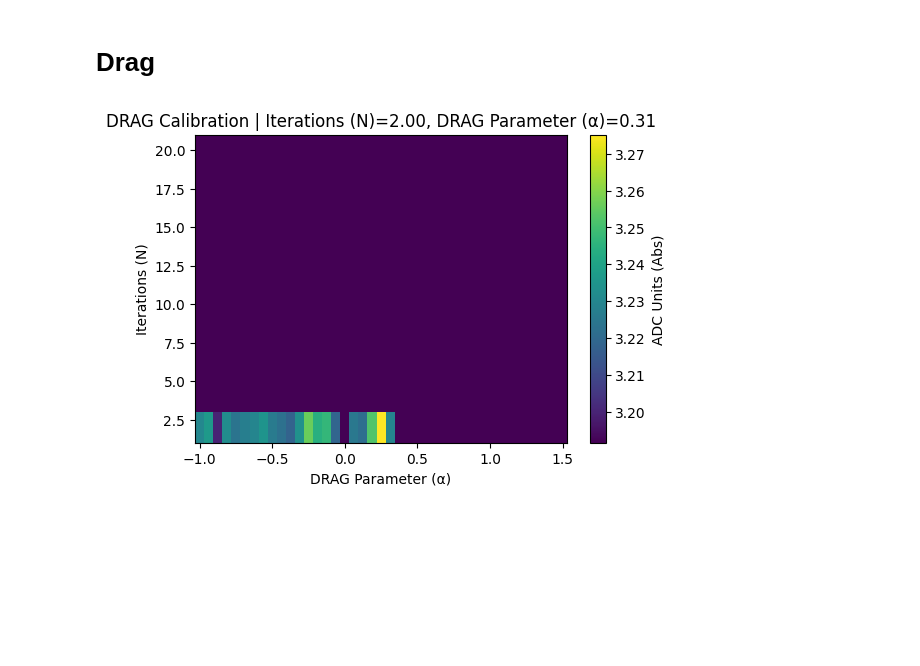
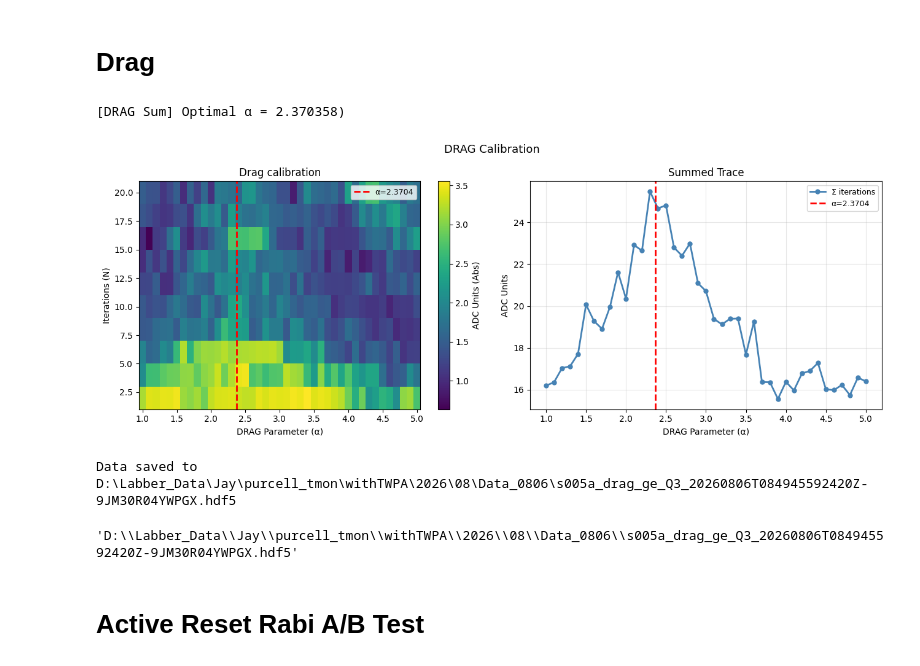
Before and after one commit to JayChien04717/QickworksaceV2_proj, a Jupyter notebook: QickworkspaceV2.ipynb, the cells around one changed output. Cells and saved outputs as stored; diff of their text form; code cells hidden in the pictures; blank space fills up the shorter version.

Commit message:
Sync workspace to test branch

```diff
--- a/QickworkspaceV2.ipynb
+++ b/QickworkspaceV2.ipynb
@@ -576,8 +627,5 @@ ExperimentData(type='s008_T1_ge', id='20260805T072107301419Z-7S0XBX7WYG01F', qua
 # %% [markdown]
 ## Single Shot gef
-# %%
-config_all.update("ro_length", 5, q_index=qubit)
-config_all.update("res_gain_ge", 0.2, q_index=qubit)
 # %%
 from QickworkspaceV2.experiments.setup import SingleShot_gef
 
@@ -588,7 +636,7 @@ config_all.update("res_phase", 0, q_index=qubit)
 run_cfg = config_all.get_qubit(qubit)
 
 # run_cfg['pulse_type'] = "drag"
-SHOT = 20000
+SHOT = 10000
 ssh = SingleShot_gef(run_cfg)
 ssh.run(SHOT, shot_f=False)
 ssh_result = ssh.plot(fid_avg=True, verbose=True)
@@ -617,17 +665,17 @@ from QickworkspaceV2.experiments.setup import SingleShot_gef
 run_cfg = config_all.get_qubit(qubit)
 # run_cfg['pulse_type'] = "drag"
 
-freq_axis = np.linspace(run_cfg["res_freq_ge"] - 2, run_cfg["res_freq_ge"] + 2, 4)
-gain_axis = np.linspace(0.1, 0.23, 6)
-length_axis = np.linspace(0.1, 5, 6)
-sweep_para = {"freq": run_cfg["res_freq_ge"] , "gain": gain_axis, "length": length_axis}
+freq_axis = np.linspace(run_cfg["res_freq_ge"] - 5, run_cfg["res_freq_ge"] + 5, 11)
+gain_axis = np.linspace(0.1, 0.2, 7)
+length_axis = np.linspace(0.5, 5.0, 11)
+sweep_para = {"freq":run_cfg["res_freq_ge"], "gain":run_cfg["res_gain_ge"], "length":length_axis}
 
-SHOT = 20000
+SHOT = 3000
 ssh_opt = SingleShot_ge_opt(run_cfg)
 ssh_opt.run(SHOT, sweep_para=sweep_para)
 
 ### analyze and update config ###
-length, gain, freq = ssh_opt.analyze(pareto=True)
+length, gain, freq = ssh_opt.analyze(pareto=True, t1_decay_weight=15.0)
 
 config_all.update("ro_length", length, q_index=qubit)
 config_all.update("res_gain_ge", gain, q_index=qubit)
@@ -642,5 +690,8 @@ SHOT = 10000
 ssh = SingleShot_gef(run_cfg)
 ssh.run(SHOT, shot_f=False)
 ssh_result = ssh.plot(fid_avg=True, verbose=True)
+
+# Threshold and phase belong to this exact optimized readout point.
 config_all.update("res_phase", ssh_result[2], q_index=qubit)
+config_all.update("threshold", ssh_result[1][0], q_index=qubit)
 # %% [output]
@@ -916,7 +956,7 @@ ssh_opt = SingleShot_ge_opt(run_cfg)
 ssh_opt.run(SHOT, sweep_para=sweep_para, shot_f=True)
 
 ### analyze and update config ###
-length, gain, freq = ssh_opt.analyze()
+length, gain, freq = ssh_opt.analyze(t1_decay_weight=3.0)
 config_all.update("ro_length", length, q_index=qubit)
 config_all.update("res_gain_ge", gain, q_index=qubit)
 config_all.update("res_freq_ge", freq, q_index=qubit)
@@ -1070,25 +1140,30 @@ for gate in interleaved_gates_to_test:
 # %%
 from QickworkspaceV2.experiments.qubit_ge import DragCalibration
 
 run_cfg = config_all.get_qubit(qubit)
-
+run_cfg['threshold'] = None
 run_cfg.update(
     [
         # Alpha
-        ("alpha_start", -1),
-        ("alpha_stop", 1.5),
+        ("alpha_start", -2),
+        ("alpha_stop", 5),
         ("alpha_steps", 41),
         # Iterations
         ("iteration_start", 2),
         ("iteration_stop", 20),
         ("iteration_step", 2),
     ]
 )
 
 drag_cal = DragCalibration(run_cfg)
 fit_results = drag_cal.run(py_avg=5)
 
 config_all.update("drag_alpha", fit_results["optimal_alpha"], q_index=qubit)
-# drag_cal.saveLabber(qubit, config_all=config_all)
+drag_cal.saveLabber(qubit, config_all=config_all)
 # %% [output]
+[DRAG Sum] Optimal α = 2.370358)
-[figure, old version]
+[figure, new version]
+Data saved to D:\Labber_Data\Jay\purcell_tmon\withTWPA\2026\08\Data_0806\s005a_drag_ge_Q3_20260806T084945592420Z-9JM30R04YWPGX.hdf5
+'D:\\Labber_Data\\Jay\\purcell_tmon\\withTWPA\\2026\\08\\Data_0806\\s005a_drag_ge_Q3_20260806T084945592420Z-9JM30R04YWPGX.hdf5'
+# %% [markdown]
+# Active Reset Rabi A/B Test
```
Also changed, not shown: parts of 31 cells of this notebook, 37 other files.
